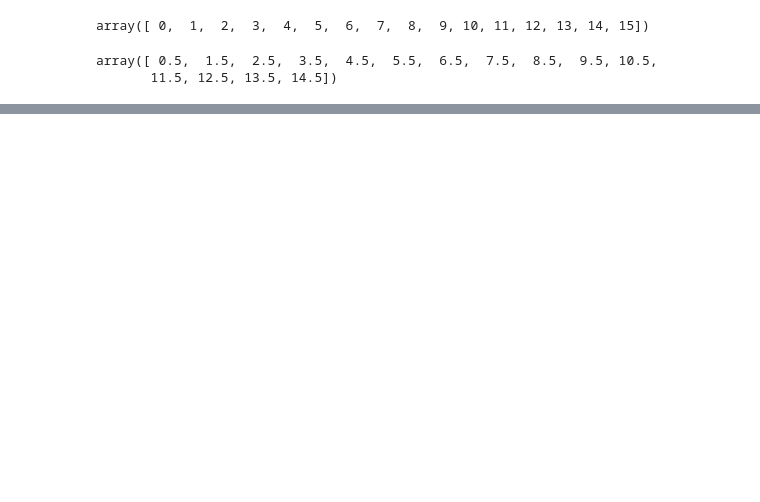
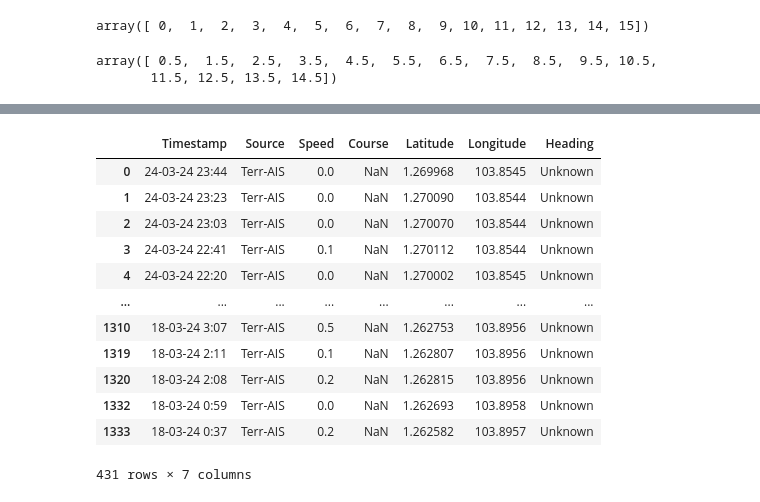
Before and after one commit to rlkc/vesselopprofile, a Jupyter notebook: Passenger_Vessel_Operation_Profile.ipynb, the cells around one changed output, grey strips where cells are left out. Drawn from its saved outputs; the diff is of its cells as text; code cells hidden in the pictures; blank space fills up the shorter version.

```diff
--- a/Passenger_Vessel_Operation_Profile.ipynb
+++ b/Passenger_Vessel_Operation_Profile.ipynb
@@ -19,0 +8,4 @@ df_hist = df.Speed.hist(bins=50)
+# %%
+passenger_df = pd.read_csv('Passenger.csv', header='infer')
+cargo_df = pd.read_csv('Cargo.csv', header='infer')
+passengerhs_df = pd.read_csv('PassengerHS.csv', header='infer')
@@ -69,0 +92,16 @@ plt.bar(speed_midpts, counts, width = bin_width)
+# %%
+cargo_df[cargo_df.isnull().any(axis=1)]
+# %% [output]
+|  | Timestamp | Source | Speed | Course | Latitude | Longitude | Heading |
+| 0 | 24-03-24 23:44 | Terr-AIS | 0.0 | NaN | 1.269968 | 103.8545 | Unknown |
+| 1 | 24-03-24 23:23 | Terr-AIS | 0.0 | NaN | 1.270090 | 103.8544 | Unknown |
+| 2 | 24-03-24 23:03 | Terr-AIS | 0.0 | NaN | 1.270070 | 103.8544 | Unknown |
+| 3 | 24-03-24 22:41 | Terr-AIS | 0.1 | NaN | 1.270112 | 103.8544 | Unknown |
+| 4 | 24-03-24 22:20 | Terr-AIS | 0.0 | NaN | 1.270002 | 103.8545 | Unknown |
+| ... | ... | ... | ... | ... | ... | ... | ... |
+| 1310 | 18-03-24 3:07 | Terr-AIS | 0.5 | NaN | 1.262753 | 103.8956 | Unknown |
+| 1319 | 18-03-24 2:11 | Terr-AIS | 0.1 | NaN | 1.262807 | 103.8956 | Unknown |
+| 1320 | 18-03-24 2:08 | Terr-AIS | 0.2 | NaN | 1.262815 | 103.8956 | Unknown |
+| 1332 | 18-03-24 0:59 | Terr-AIS | 0.0 | NaN | 1.262693 | 103.8958 | Unknown |
+| 1333 | 18-03-24 0:37 | Terr-AIS | 0.2 | NaN | 1.262582 | 103.8957 | Unknown |
+431 rows × 7 columns
```
Also changed, not shown: parts of 24 cells of this notebook.
